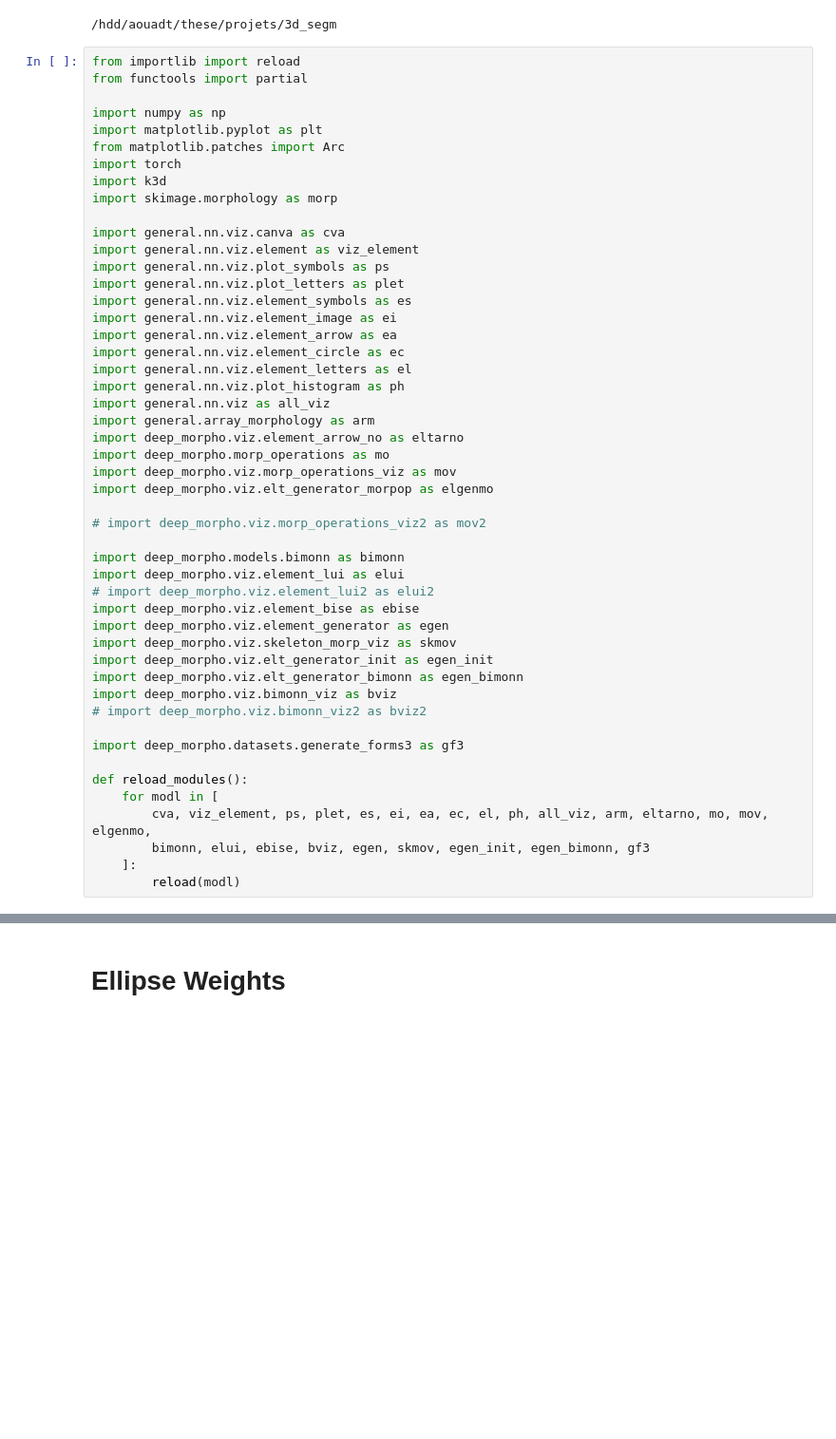
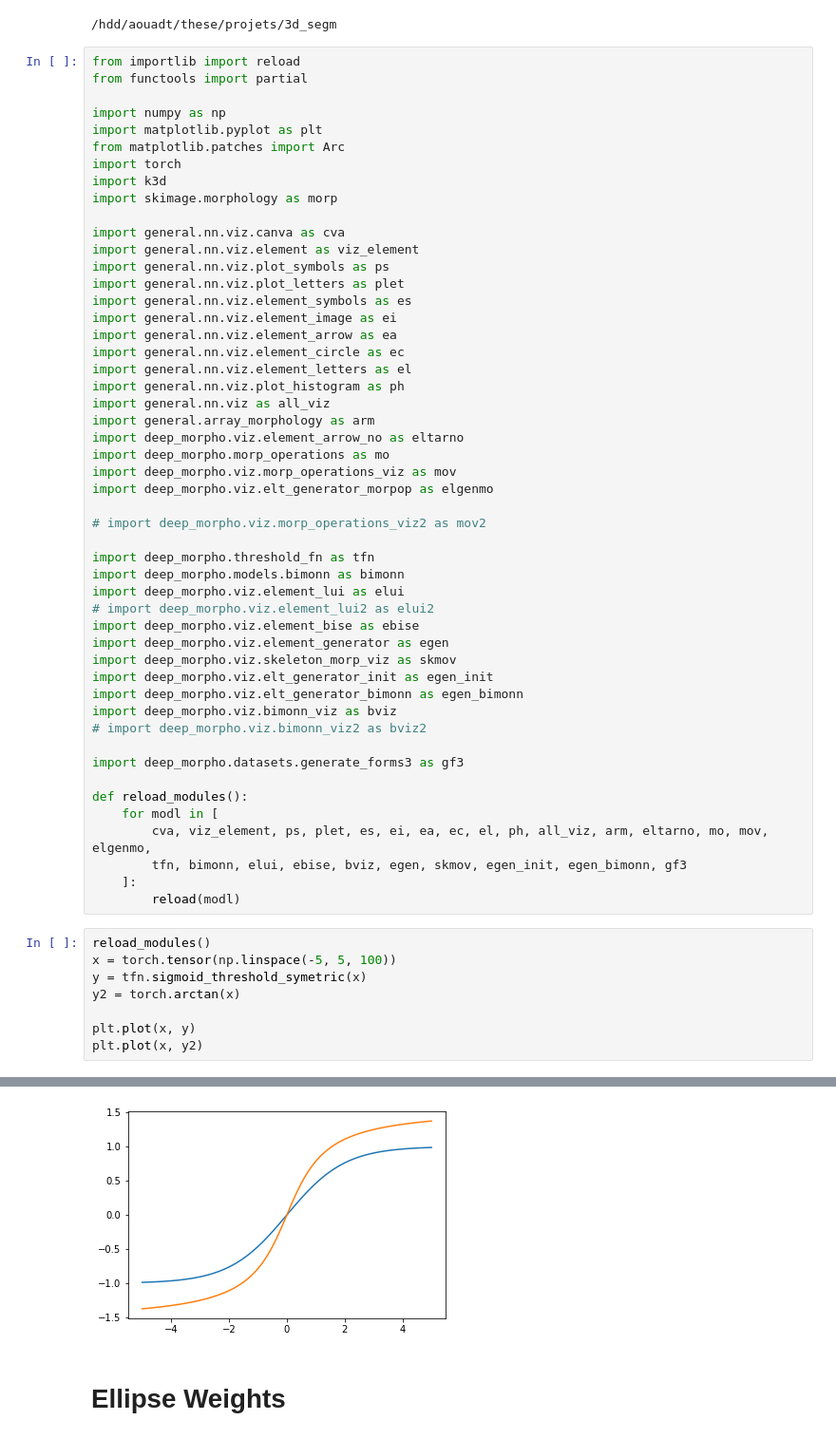
Before and after one commit to TheodoreAouad/3d_segm, a Jupyter notebook: Notebooks/Sandbox.ipynb, the cells around one changed output, grey strips where cells are left out. Shown at 95% size. Drawn from its saved outputs; the diff is of its cells as text; blank space fills up the shorter version.

Commit message:
fix sigmoid and deep operatoins

```diff
--- a/Notebooks/Sandbox.ipynb
+++ b/Notebooks/Sandbox.ipynb
@@ -32,6 +32,7 @@ import deep_morpho.viz.elt_generator_morpop as elgenmo
 
 # import deep_morpho.viz.morp_operations_viz2 as mov2
 
+import deep_morpho.threshold_fn as tfn
 import deep_morpho.models.bimonn as bimonn
 import deep_morpho.viz.element_lui as elui
 # import deep_morpho.viz.element_lui2 as elui2
@@ -48,6 +49,15 @@ import deep_morpho.datasets.generate_forms3 as gf3
 def reload_modules():
     for modl in [
         cva, viz_element, ps, plet, es, ei, ea, ec, el, ph, all_viz, arm, eltarno, mo, mov, elgenmo,
-        bimonn, elui, ebise, bviz, egen, skmov, egen_init, egen_bimonn, gf3
+        tfn, bimonn, elui, ebise, bviz, egen, skmov, egen_init, egen_bimonn, gf3
     ]:
         reload(modl)
+# %%
+reload_modules()
+x = torch.tensor(np.linspace(-5, 5, 100))
+y = tfn.sigmoid_threshold_symetric(x)
+y2 = torch.arctan(x)
+
+plt.plot(x, y)
+plt.plot(x, y2)
+# %% [output]
@@ -54,3 +65,4 @@ def reload_modules():
+[figure, added]
 # %% [markdown]
 # Ellipse Weights
 # %%
```
Also changed, not shown: parts of 1 cell of this notebook, 7 other files.
